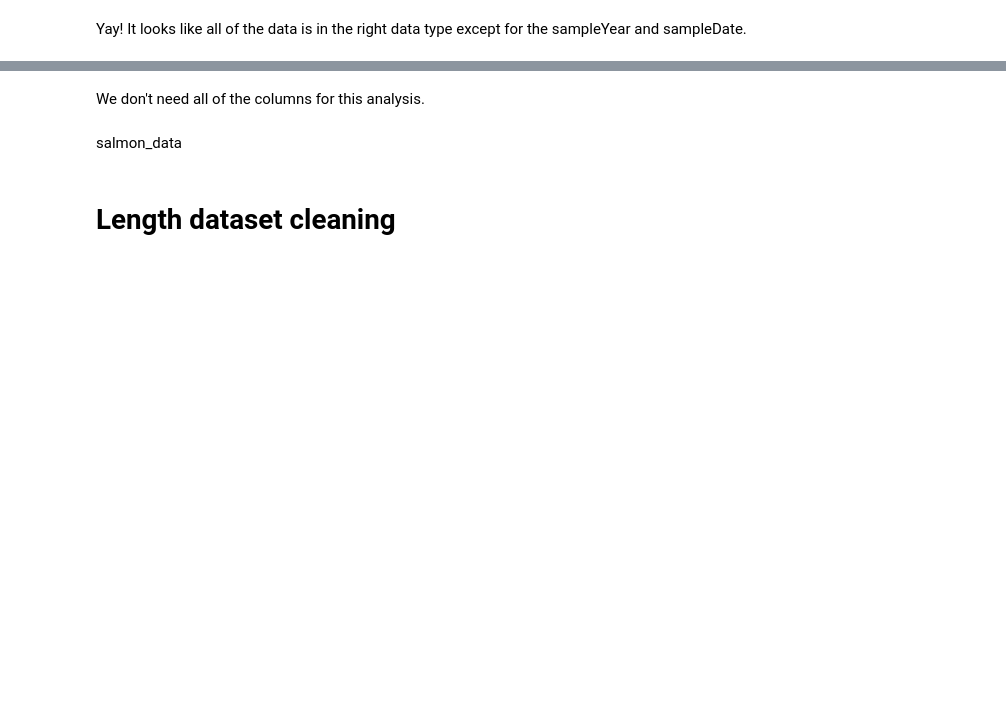
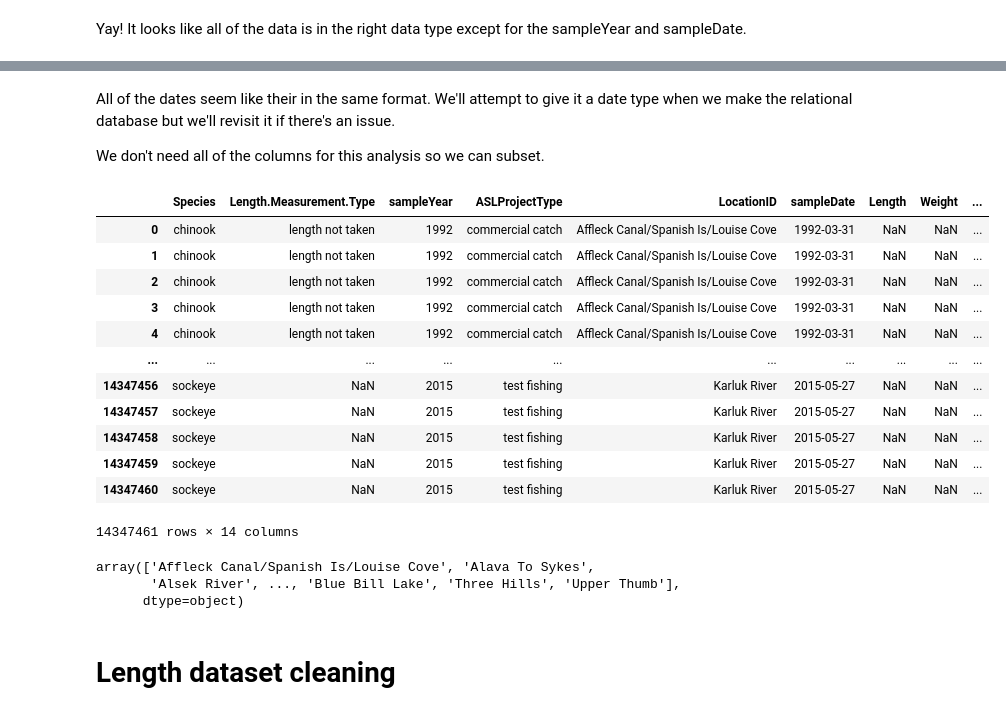
Before and after one commit to sofiiir/eds213-finalproject, a Jupyter notebook: alaska-salmon-master-cleaning.ipynb, the cells around one changed output, grey strips where cells are left out. Saved outputs shown, nothing was run; the diff lists cells and outputs as text; code cells hidden in the pictures; blank space fills up the shorter version.

Commit message:
data cleaning

```diff
--- a/alaska-salmon-master-cleaning.ipynb
+++ b/alaska-salmon-master-cleaning.ipynb
@@ -40,7 +42,7 @@ dtype: object
 Add an ID column.
 # %%
 # add an id column to the salmon dataframe
-salmon_data['id'] = salmon_data.index
+salmon_data['salmon_id'] = salmon_data.index
 # %%
 # initial look at the dataframe
 salmon_data.head()
@@ -83,9 +100,31 @@ salmon_data['sampleYear'] = salmon_data['sampleYear'].astype('Int64')
 # %% [markdown]
-We don't need all of the columns for this analysis.
+All of the dates seem like their in the same format. We'll attempt to give it a date type when we make the relational database but we'll revisit it if there's an issue.
+
+We don't need all of the columns for this analysis so we can subset.
 # %%
 salmon_data = salmon_data[['Species', 'Length.Measurement.Type', 'sampleYear', 'ASLProjectType', 'LocationID', 'sampleDate', 'Length', 'Weight', 'Sex','Salt.Water.Age', 'Fresh.Water.Age', 'Gear', 'Stat.area', 'DataSource']]
-# %% [markdown]
-salmon_data
+# %%
+salmon_data
+# %% [output]
+|  | Species | Length.Measurement.Type | sampleYear | ASLProjectType | LocationID | sampleDate | Length | Weight | ... |
+| 0 | chinook | length not taken | 1992 | commercial catch | Affleck Canal/Spanish Is/Louise Cove | 1992-03-31 | NaN | NaN | ... |
+| 1 | chinook | length not taken | 1992 | commercial catch | Affleck Canal/Spanish Is/Louise Cove | 1992-03-31 | NaN | NaN | ... |
+| 2 | chinook | length not taken | 1992 | commercial catch | Affleck Canal/Spanish Is/Louise Cove | 1992-03-31 | NaN | NaN | ... |
+| 3 | chinook | length not taken | 1992 | commercial catch | Affleck Canal/Spanish Is/Louise Cove | 1992-03-31 | NaN | NaN | ... |
+| 4 | chinook | length not taken | 1992 | commercial catch | Affleck Canal/Spanish Is/Louise Cove | 1992-03-31 | NaN | NaN | ... |
+| ... | ... | ... | ... | ... | ... | ... | ... | ... | ... |
+| 14347456 | sockeye | NaN | 2015 | test fishing | Karluk River | 2015-05-27 | NaN | NaN | ... |
+| 14347457 | sockeye | NaN | 2015 | test fishing | Karluk River | 2015-05-27 | NaN | NaN | ... |
+| 14347458 | sockeye | NaN | 2015 | test fishing | Karluk River | 2015-05-27 | NaN | NaN | ... |
+| 14347459 | sockeye | NaN | 2015 | test fishing | Karluk River | 2015-05-27 | NaN | NaN | ... |
+| 14347460 | sockeye | NaN | 2015 | test fishing | Karluk River | 2015-05-27 | NaN | NaN | ... |
+14347461 rows × 14 columns
+# %%
+salmon_data['LocationID'].unique()
+# %% [output]
+array(['Affleck Canal/Spanish Is/Louise Cove', 'Alava To Sykes',
+       'Alsek River', ..., 'Blue Bill Lake', 'Three Hills', 'Upper Thumb'],
+      dtype=object)
 # %% [markdown]
 # Length dataset cleaning
 # %%
```
Also changed, not shown: parts of 14 cells of this notebook.
